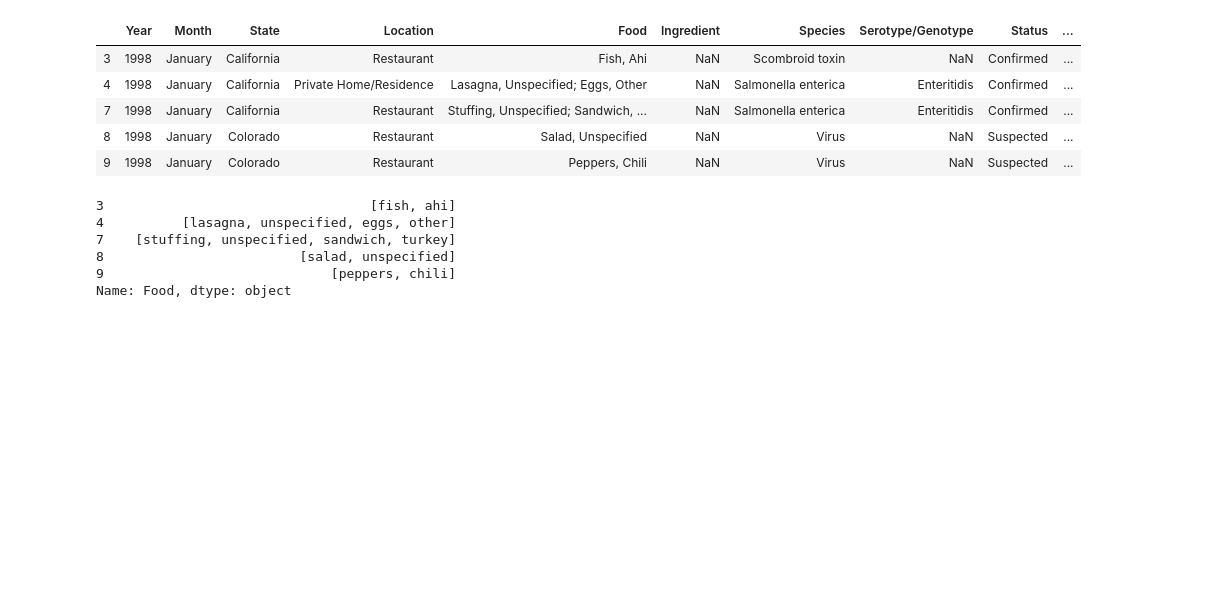
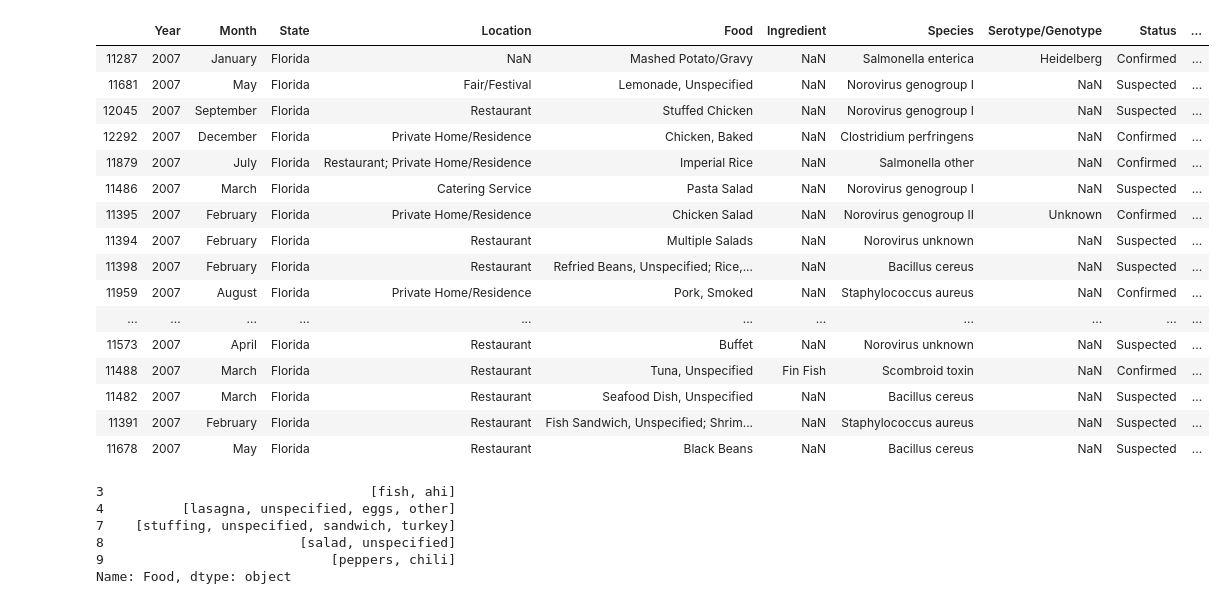
Before and after one commit to heathcliffs34/capstone_1, a Jupyter notebook: capstone1_severity.ipynb, the cells around one changed output. Saved outputs shown, nothing was run; the diff lists cells and outputs as text; code cells hidden in the pictures; blank space fills up the shorter version.

```diff
--- a/capstone1_severity.ipynb
+++ b/capstone1_severity.ipynb
@@ -13,15 +13,30 @@ import matplotlib.pyplot as plt
 df = pd.read_csv('outbreaks.csv')
 # %%
 df = df[df['Food'].notnull()][df['Species'].notnull()]
-# %%
-df.head()
-# %% [output]
-|  | Year | Month | State | Location | Food | Ingredient | Species | Serotype/Genotype | Status | ... |
-| 3 | 1998 | January | California | Restaurant | Fish, Ahi | NaN | Scombroid toxin | NaN | Confirmed | ... |
-| 4 | 1998 | January | California | Private Home/Residence | Lasagna, Unspecified; Eggs, Other | NaN | Salmonella enterica | Enteritidis | Confirmed | ... |
-| 7 | 1998 | January | California | Restaurant | Stuffing, Unspecified; Sandwich, ... | NaN | Salmonella enterica | Enteritidis | Confirmed | ... |
-| 8 | 1998 | January | Colorado | Restaurant | Salad, Unspecified | NaN | Virus | NaN | Suspected | ... |
-| 9 | 1998 | January | Colorado | Restaurant | Peppers, Chili | NaN | Virus | NaN | Suspected | ... |
+# %%
+df = df[df['Year'] == 2007]
+# %%
+df = df[df['State'] == 'Florida']
+# %%
+df.sort_values(by = 'Illnesses', ascending=False)
+# %% [output]
+|  | Year | Month | State | Location | Food | Ingredient | Species | Serotype/Genotype | Status | ... |
+| 11287 | 2007 | January | Florida | NaN | Mashed Potato/Gravy | NaN | Salmonella enterica | Heidelberg | Confirmed | ... |
+| 11681 | 2007 | May | Florida | Fair/Festival | Lemonade, Unspecified | NaN | Norovirus genogroup I | NaN | Suspected | ... |
+| 12045 | 2007 | September | Florida | Restaurant | Stuffed Chicken | NaN | Norovirus genogroup I | NaN | Suspected | ... |
+| 12292 | 2007 | December | Florida | Private Home/Residence | Chicken, Baked | NaN | Clostridium perfringens | NaN | Confirmed | ... |
+| 11879 | 2007 | July | Florida | Restaurant; Private Home/Residence | Imperial Rice | NaN | Salmonella other | NaN | Confirmed | ... |
+| 11486 | 2007 | March | Florida | Catering Service | Pasta Salad | NaN | Norovirus genogroup I | NaN | Suspected | ... |
+| 11395 | 2007 | February | Florida | Private Home/Residence | Chicken Salad | NaN | Norovirus genogroup II | Unknown | Confirmed | ... |
+| 11394 | 2007 | February | Florida | Restaurant | Multiple Salads | NaN | Norovirus unknown | NaN | Suspected | ... |
+| 11398 | 2007 | February | Florida | Restaurant | Refried Beans, Unspecified; Rice,... | NaN | Bacillus cereus | NaN | Suspected | ... |
+| 11959 | 2007 | August | Florida | Private Home/Residence | Pork, Smoked | NaN | Staphylococcus aureus | NaN | Confirmed | ... |
+| ... | ... | ... | ... | ... | ... | ... | ... | ... | ... | ... |
+| 11573 | 2007 | April | Florida | Restaurant | Buffet | NaN | Norovirus unknown | NaN | Suspected | ... |
+| 11488 | 2007 | March | Florida | Restaurant | Tuna, Unspecified | Fin Fish | Scombroid toxin | NaN | Confirmed | ... |
+| 11482 | 2007 | March | Florida | Restaurant | Seafood Dish, Unspecified | NaN | Bacillus cereus | NaN | Suspected | ... |
+| 11391 | 2007 | February | Florida | Restaurant | Fish Sandwich, Unspecified; Shrim... | NaN | Staphylococcus aureus | NaN | Suspected | ... |
+| 11678 | 2007 | May | Florida | Restaurant | Black Beans | NaN | Bacillus cereus | NaN | Suspected | ... |
 # %%
 food_set = df['Food'].str.lower().str.replace(',','').str.replace(';','').str.split()
 food_set.head()
```
Also changed, not shown: 4 other files.
